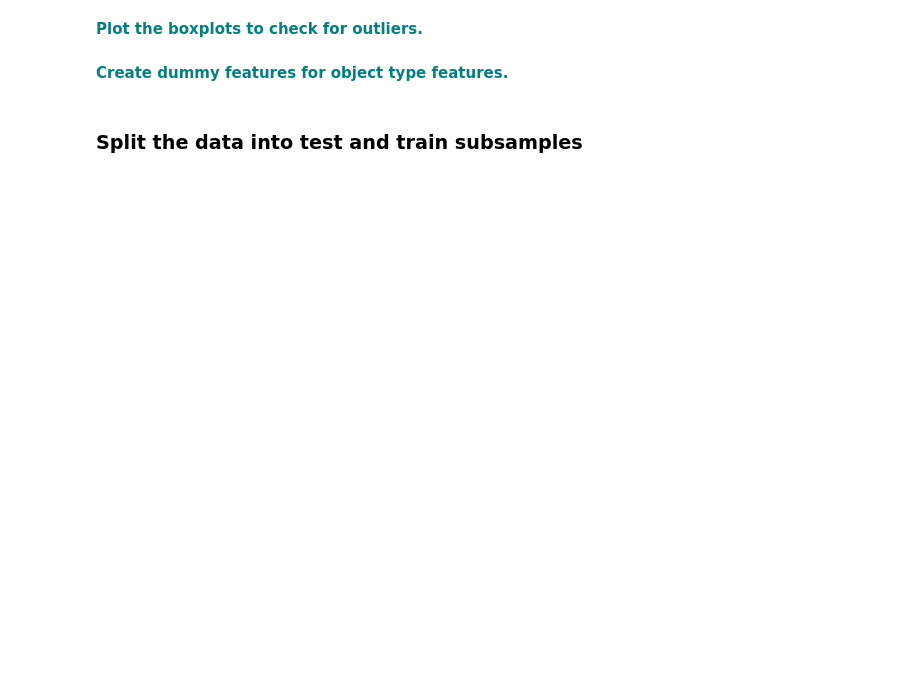
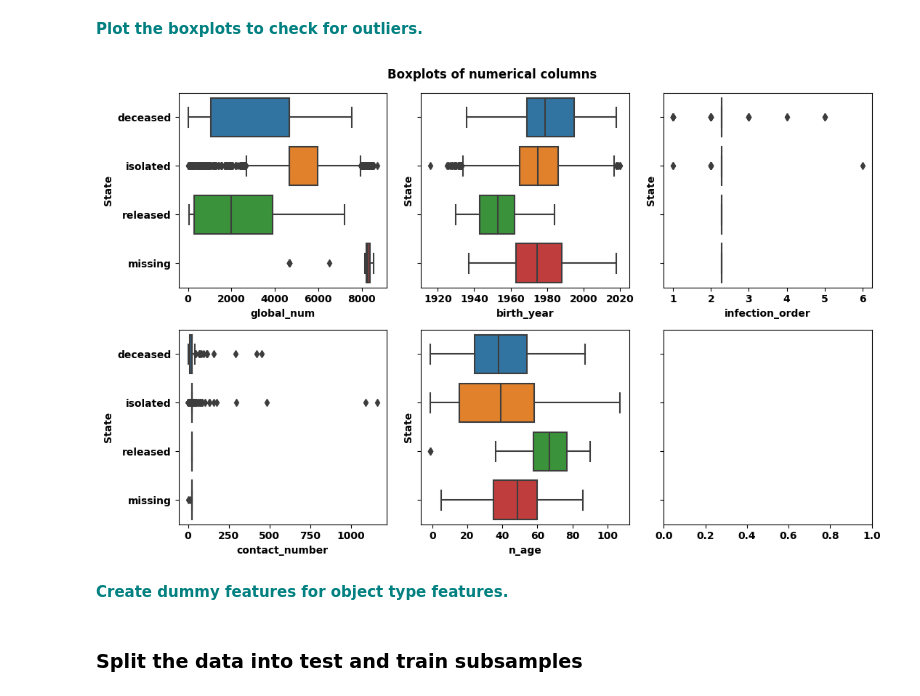
Before and after one commit to jonnross88/Springboard, a Jupyter notebook: u14_supervised_learning/Random Forest Covid Case Study/RandomForest_casestudy_covid19.ipynb, the cells around one changed output. Drawn from its saved outputs; the diff is of its cells as text; code cells hidden in the pictures; blank space fills up the shorter version.

```diff
--- a/u14_supervised_learning/Random Forest Covid Case Study/RandomForest_casestudy_covid19.ipynb
+++ b/u14_supervised_learning/Random Forest Covid Case Study/RandomForest_casestudy_covid19.ipynb
@@ -320,4 +372,27 @@ sns.heatmap(df.corr())
 # %% [markdown]
 **<font color='teal'> Plot the boxplots to check for outliers. </font>**
+# %%
+new_numerical_cols = [x for x in numerical_cols if x != "infected_by"]
+
+fig, axes = plt.subplots(2, 3, figsize=(11, 7), sharey=True)
+
+
+def draw_boxplot(col, ax):
+    sns.boxplot(y="state", x=col, data=df, ax=ax)
+    # ax.set_title(f"Boxplot of {col}")
+    ax.set_ylabel("State")
+    # ax.set_title(col)
+    ax.set_yticklabels(["deceased", "isolated", "released", "missing"])
+    # ax.grid(True)
+
+
+# Create a boxplot for each col in new_numerical_cols
+for col, ax in zip(new_numerical_cols, axes.flatten()):
+    draw_boxplot(col, ax)
+plt.suptitle("Boxplots of numerical columns")
+plt.tight_layout()
+plt.show()
+# %% [output]
+[figure, added]
 # %% [markdown]
 **<font color='teal'> Create dummy features for object type features. </font>**
```
Also changed, not shown: parts of 33 cells of this notebook, 2 other files.
